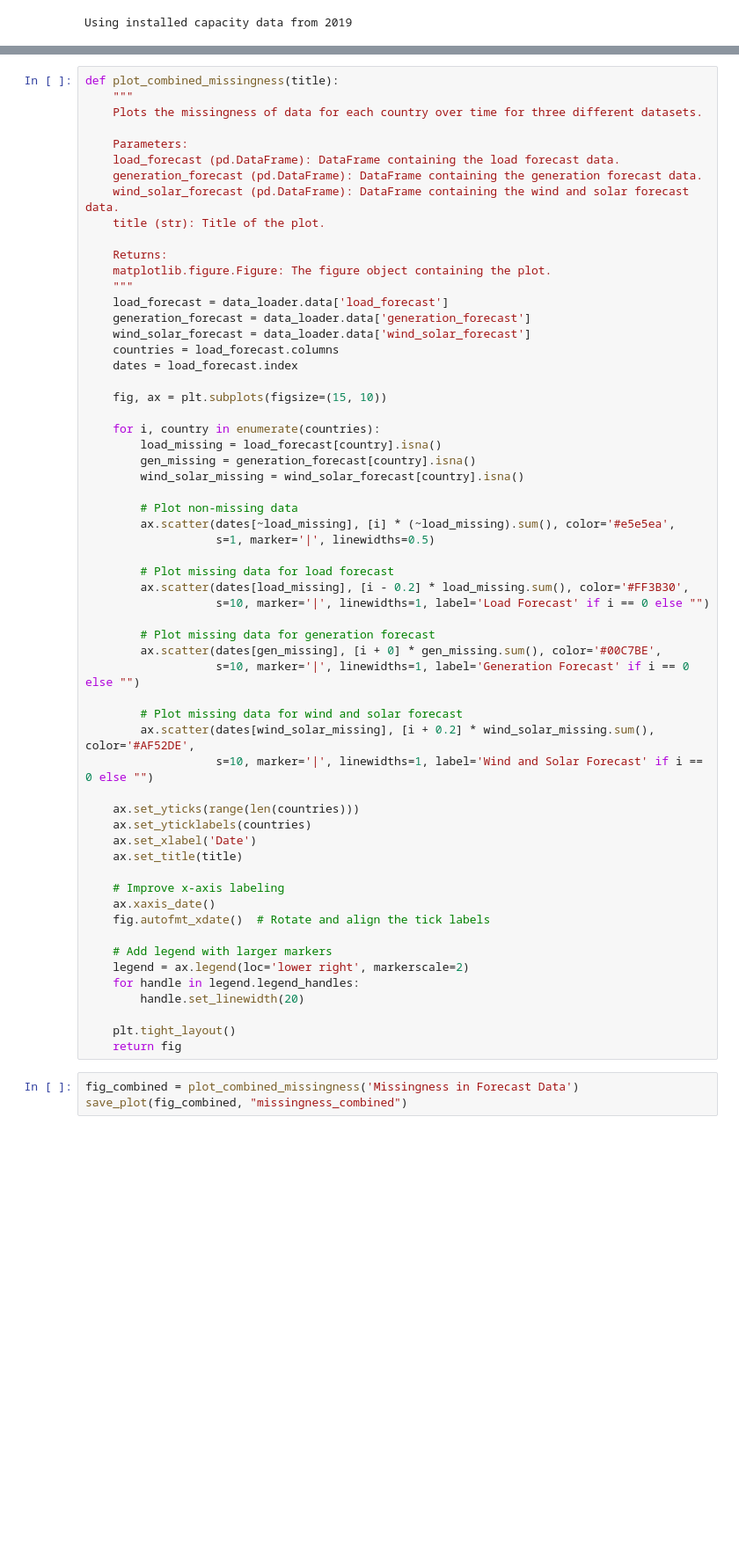
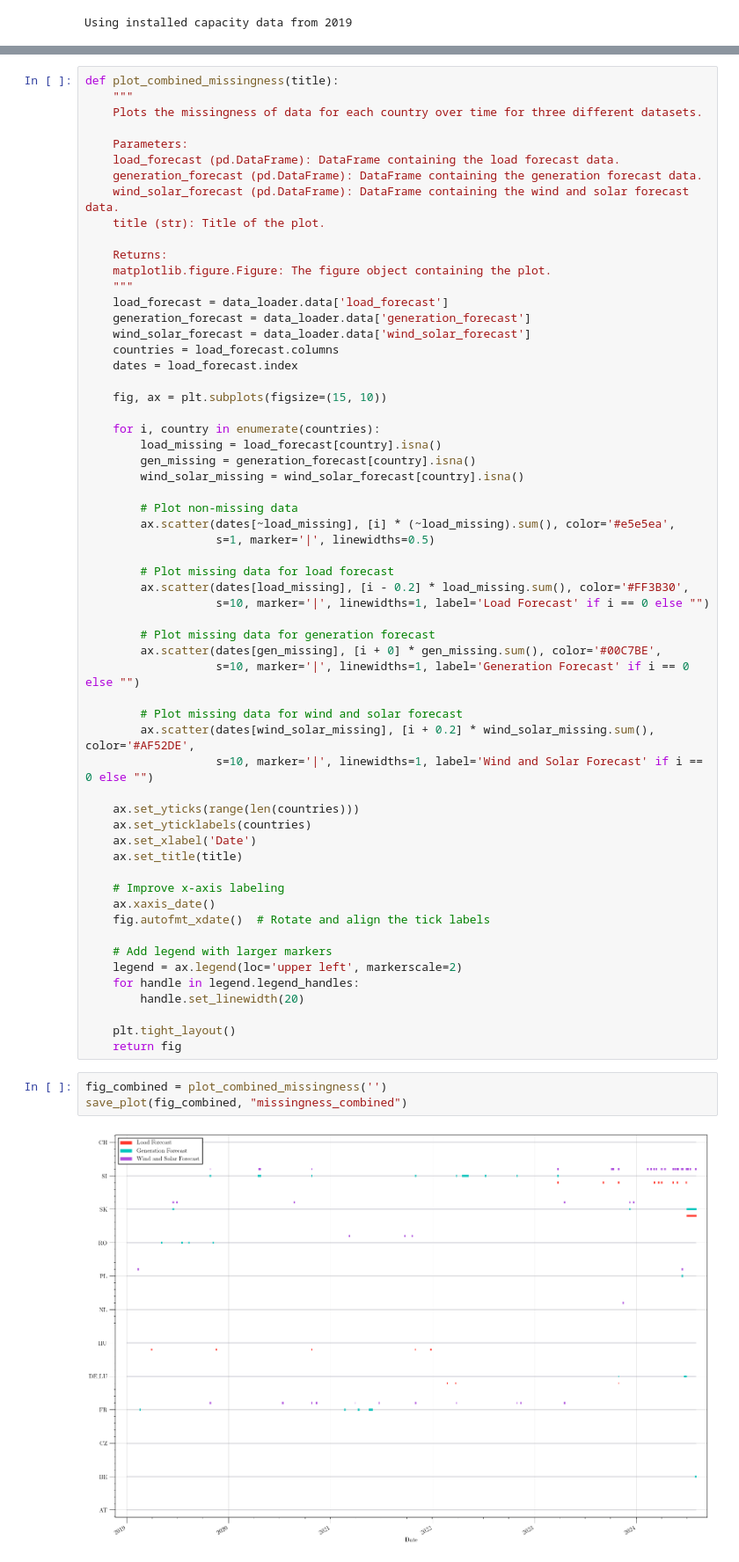
Before and after one commit to tobias-schnabel/mc-forecasting, a Jupyter notebook: plots.ipynb, the cells around one changed output, grey strips where cells are left out. Shown: that part at 88% size. Saved outputs shown, nothing was run; the diff lists cells and outputs as text; blank space fills up the shorter version.

```diff
--- a/plots.ipynb
+++ b/plots.ipynb
@@ -210,12 +212,14 @@ def plot_combined_missingness(title):
     fig.autofmt_xdate()  # Rotate and align the tick labels
 
     # Add legend with larger markers
-    legend = ax.legend(loc='lower right', markerscale=2)
+    legend = ax.legend(loc='upper left', markerscale=2)
     for handle in legend.legend_handles:
         handle.set_linewidth(20)
 
     plt.tight_layout()
     return fig
 # %%
-fig_combined = plot_combined_missingness('Missingness in Forecast Data')
+fig_combined = plot_combined_missingness('')
 save_plot(fig_combined, "missingness_combined")
+# %% [output]
+[figure, added]
```
Also changed, not shown: parts of 11 cells of this notebook.
